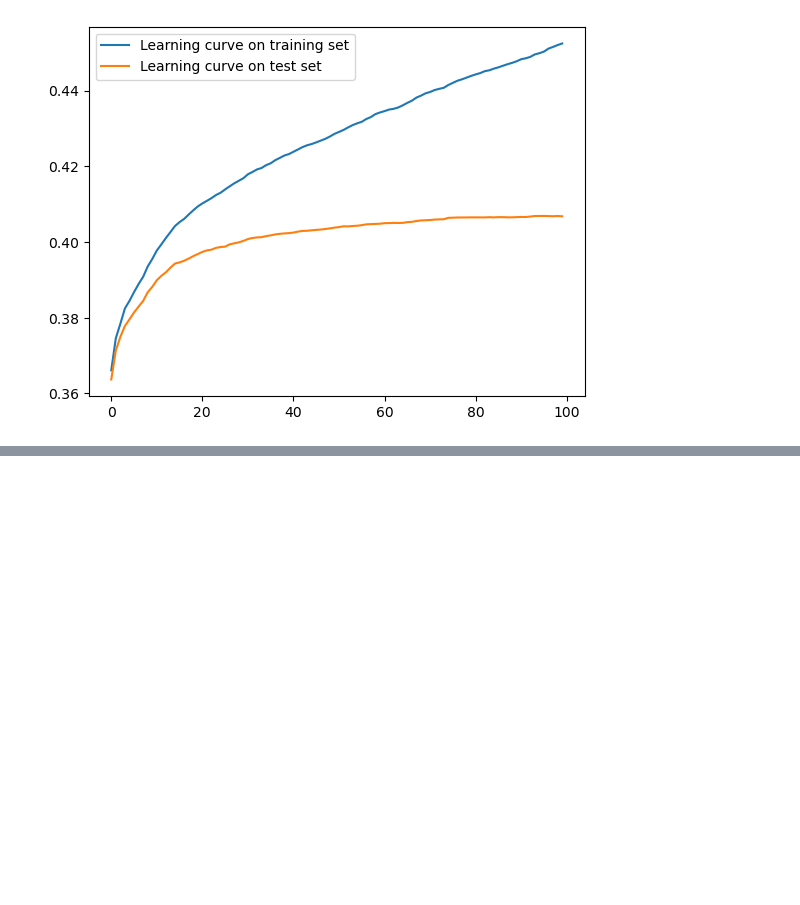
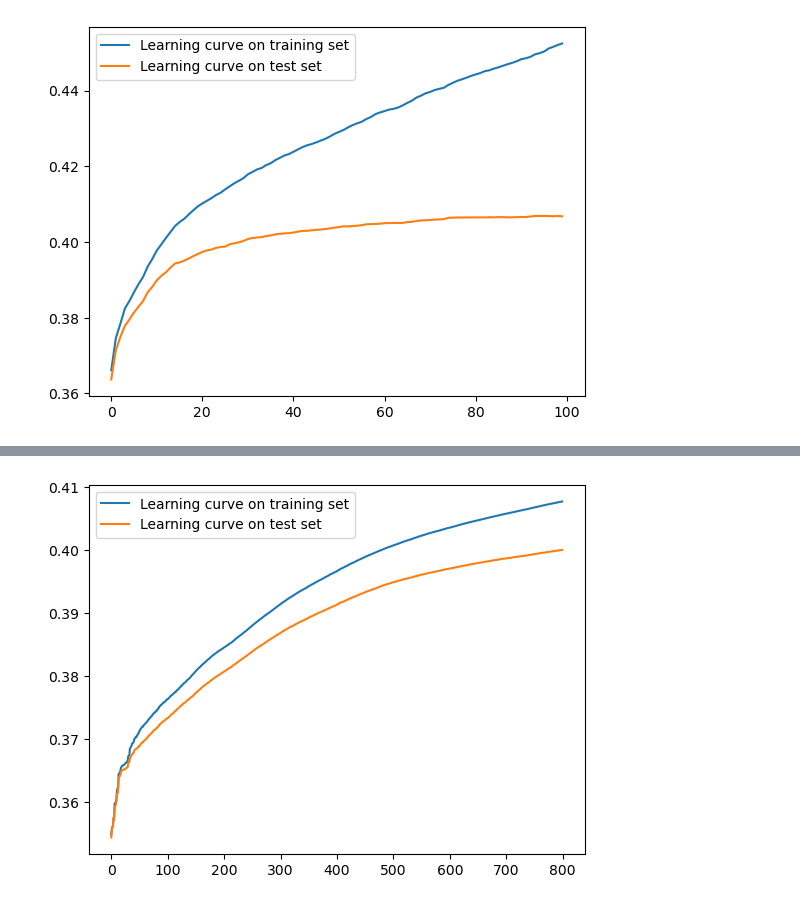
Before and after one commit to ac1457/mscdissertation_2024, a Jupyter notebook: prototype.ipynb, the cells around one changed output, grey strips where cells are left out. Saved outputs shown, nothing was run; the diff lists cells and outputs as text; code cells hidden in the pictures; blank space fills up the shorter version.

```diff
--- a/prototype.ipynb
+++ b/prototype.ipynb
@@ -849,14 +1069,21 @@ print('Best score:', random.best_score_)
 # %%
-# Run RandomizedSearchCV to tune the hyperparameter
-random = RandomizedSearchCV(xgb_1st,
-                            param_distributions=params,
-                            cv=kfold,
-                            n_iter=5,
-                            scoring='roc_auc',
-                            n_jobs=-1)
+# Use a subset for faster tuning
+subset = x_train_valid.sample(n=50000, random_state=42)
+subset_y = y_train.loc[subset.index]
 
-xgb_1st.set_params(early_stopping_rounds=None)
-random.fit(x_train_valid, y_train)
+random = RandomizedSearchCV(
+    xgb_1st,
+    param_distributions=params,
+    cv=3,              # fewer folds
+    n_iter=3,          # fewer iterations
+    scoring='roc_auc',
+    n_jobs=-1,
+    verbose=1
+)
+
+# Set early_stopping_rounds if you can provide an eval_set
+xgb_1st.set_params(early_stopping_rounds=10)
+random.fit(subset, subset_y, eval_set=[(subset, subset_y)])
 
 print('Best hyperparameter:', random.best_params_)
 print('Best score:', random.best_score_)
@@ -862,0 +1353,4 @@ print('Best score:', random.best_score_)
+# %%
+learn_curves(xgb_model_op)
+# %% [output]
+[figure, added]
```
Also changed, not shown: parts of 68 cells of this notebook.
